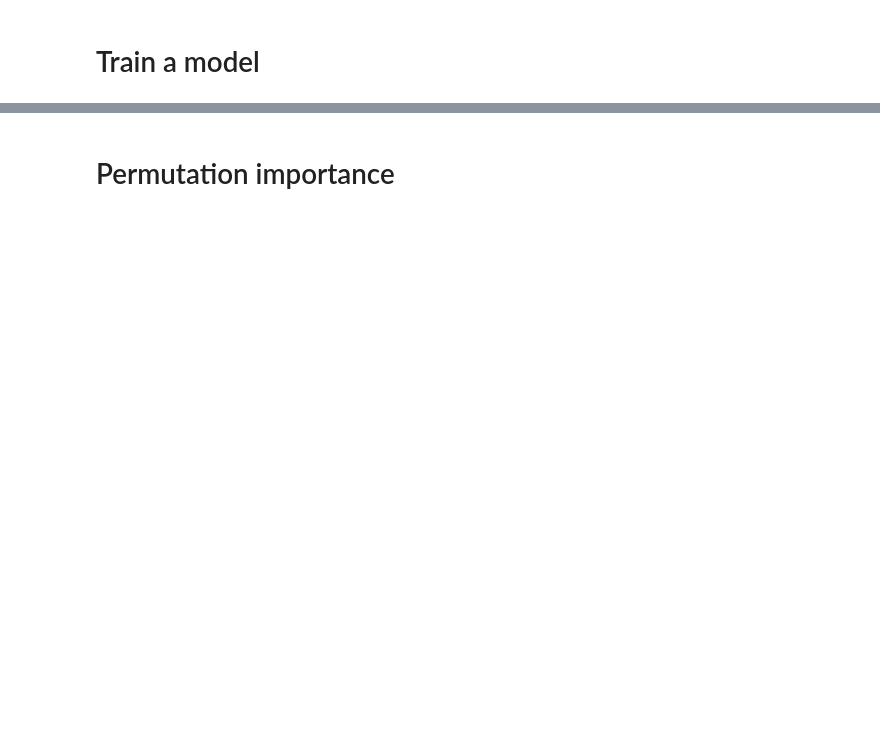
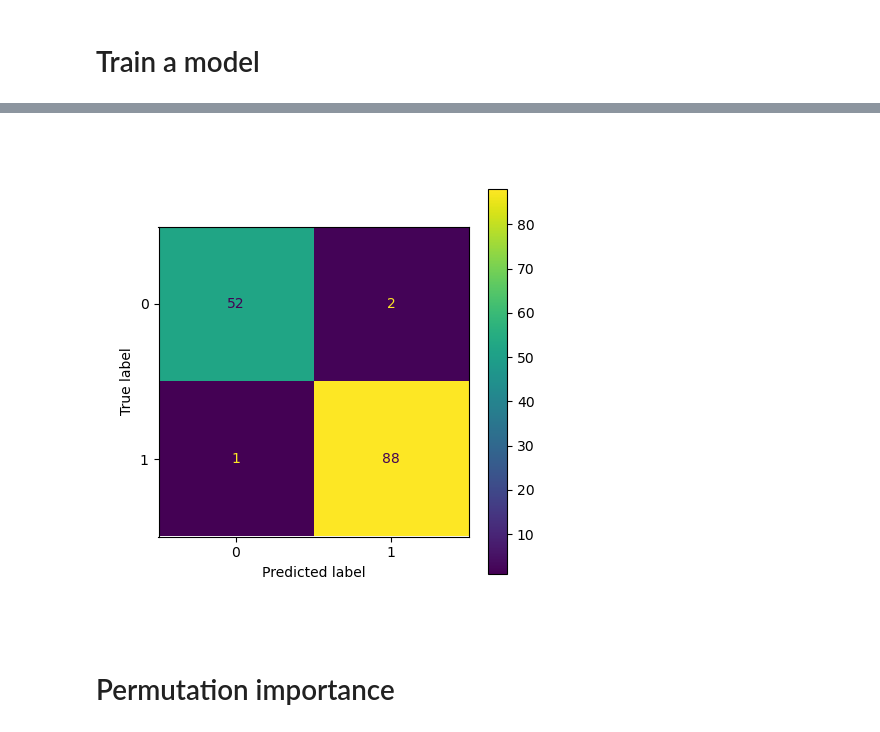
Before and after one commit to CNUClasses/DATA301_CODE, a Jupyter notebook: week_11/11_1_BreastCancer_Classification_questions.ipynb, the cells around one changed output, grey strips where cells are left out. Saved outputs shown, nothing was run; the diff lists cells and outputs as text; code cells hidden in the pictures; blank space fills up the shorter version.

```diff
--- a/week_11/11_1_BreastCancer_Classification_questions.ipynb
+++ b/week_11/11_1_BreastCancer_Classification_questions.ipynb
@@ -122,3 +147,12 @@ Accuracy on test data: 0.95
+# %%
+# Thats a little lean in terms of content
+from sklearn.metrics import confusion_matrix
+from sklearn.metrics import ConfusionMatrixDisplay
+cm = confusion_matrix(y_test, clf.predict(X_test), labels=[0,1])
+fig, ax = plt.subplots(figsize=(5,5))
+disp = ConfusionMatrixDisplay(confusion_matrix=cm,display_labels=[0,1]).plot(ax=ax)
+# %% [output]
+[figure, added]
 # %% [markdown]
 # Permutation importance
 # %%
```
Also changed, not shown: parts of 25 cells of this notebook, 1 other file.
